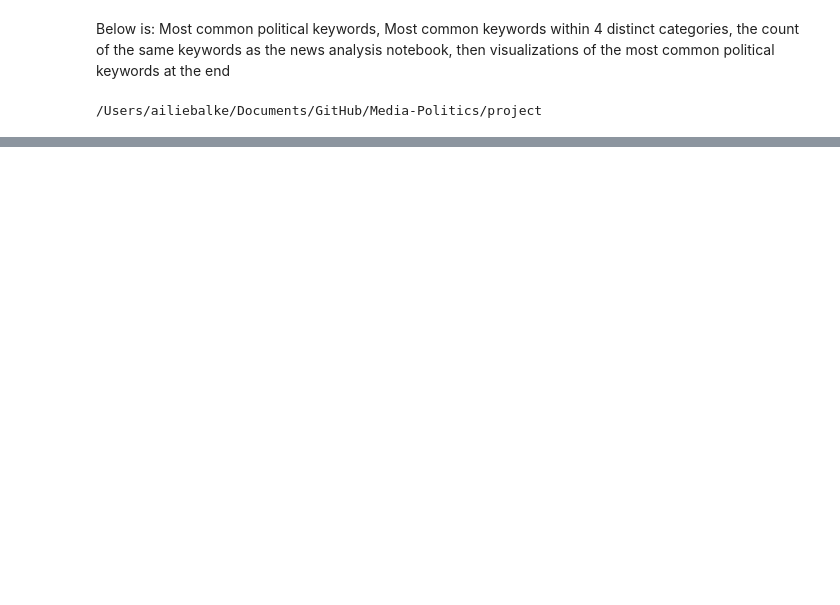
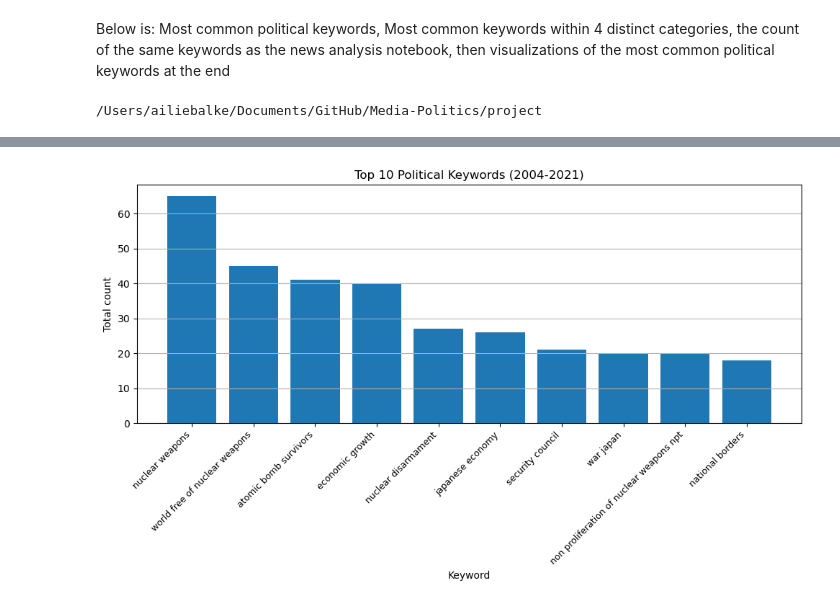
Before and after one commit to ninaudagawa/Media-Politics, a Jupyter notebook: project/notebooks/speeches_keywords_AILIE.ipynb, the cells around one changed output, grey strips where cells are left out. Saved outputs shown, nothing was run; the diff lists cells and outputs as text; code cells hidden in the pictures; blank space fills up the shorter version.

```diff
--- a/project/notebooks/speeches_keywords_AILIE.ipynb
+++ b/project/notebooks/speeches_keywords_AILIE.ipynb
@@ -1672,0 +265,19 @@ overlap_df
+# %%
+import matplotlib.pyplot as plt
+
+top_10_phrases_df = top_political_phrases_df.head(10)
+
+fig, ax = plt.subplots(figsize=(10, 6))
+ax.bar(top_10_phrases_df["phrase"], top_10_phrases_df["total_count"])
+
+ax.set_xlabel("Keyword")
+ax.set_ylabel("Total count")
+ax.set_title(f"Top 10 Political Keywords ({YEAR_START}-{YEAR_END})")
+ax.tick_params(axis="x", rotation=45, labelsize=9)
+for label in ax.get_xticklabels():
+    label.set_horizontalalignment("right")
+ax.grid(True, axis="y")
+plt.tight_layout()
+plt.show()
+# %% [output]
+[figure, added]
```
Also changed, not shown: parts of 54 cells of this notebook, 8 other files.
